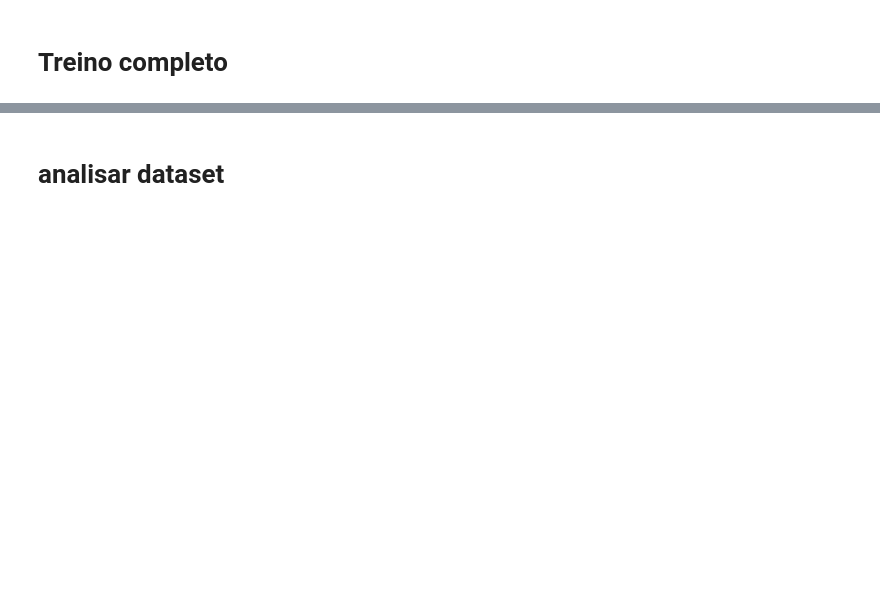
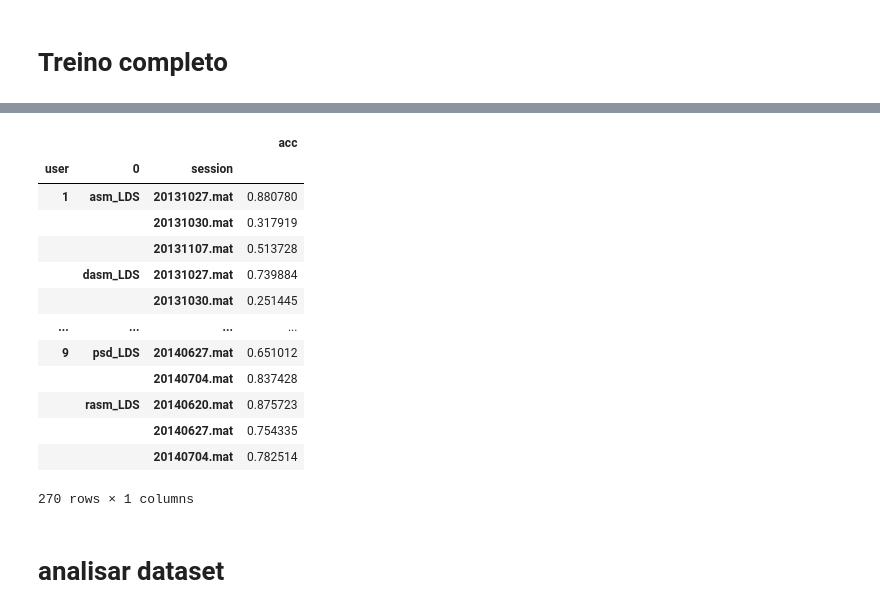
Before and after one commit to jvmr22/MSc-dissertation-EEG-Analysis, a Jupyter notebook: artigo_original_2020_song/eda.ipynb, the cells around one changed output, grey strips where cells are left out. Drawn from its saved outputs; the diff is of its cells as text; code cells hidden in the pictures; blank space fills up the shorter version.

```diff
--- a/artigo_original_2020_song/eda.ipynb
+++ b/artigo_original_2020_song/eda.ipynb
@@ -160,5 +311,20 @@ eda_gcnn.reset_index().to_csv(f"GCNN_WITH_EVAL.csv")
 # %%
-eda_gcnn.groupby(['user', 'session']).max()#.acc.mean()
+eda_gcnn.groupby(['user', 0,'session']).max()#.acc.mean()
+# %% [output]
+|  |  |  | acc |
+| user | 0 | session |  |
+| 1 | asm_LDS | 20131027.mat | 0.880780 |
+|  |  | 20131030.mat | 0.317919 |
+|  |  | 20131107.mat | 0.513728 |
+|  | dasm_LDS | 20131027.mat | 0.739884 |
+|  |  | 20131030.mat | 0.251445 |
+| ... | ... | ... | ... |
+| 9 | psd_LDS | 20140627.mat | 0.651012 |
+|  |  | 20140704.mat | 0.837428 |
+|  | rasm_LDS | 20140620.mat | 0.875723 |
+|  |  | 20140627.mat | 0.754335 |
+|  |  | 20140704.mat | 0.782514 |
+270 rows × 1 columns
 # %%
 eda_gcnn.groupby(['user']).head(2).reset_index(drop=True)#.acc.mean()
 # %% [markdown]
```
Also changed, not shown: parts of 21 cells of this notebook.
